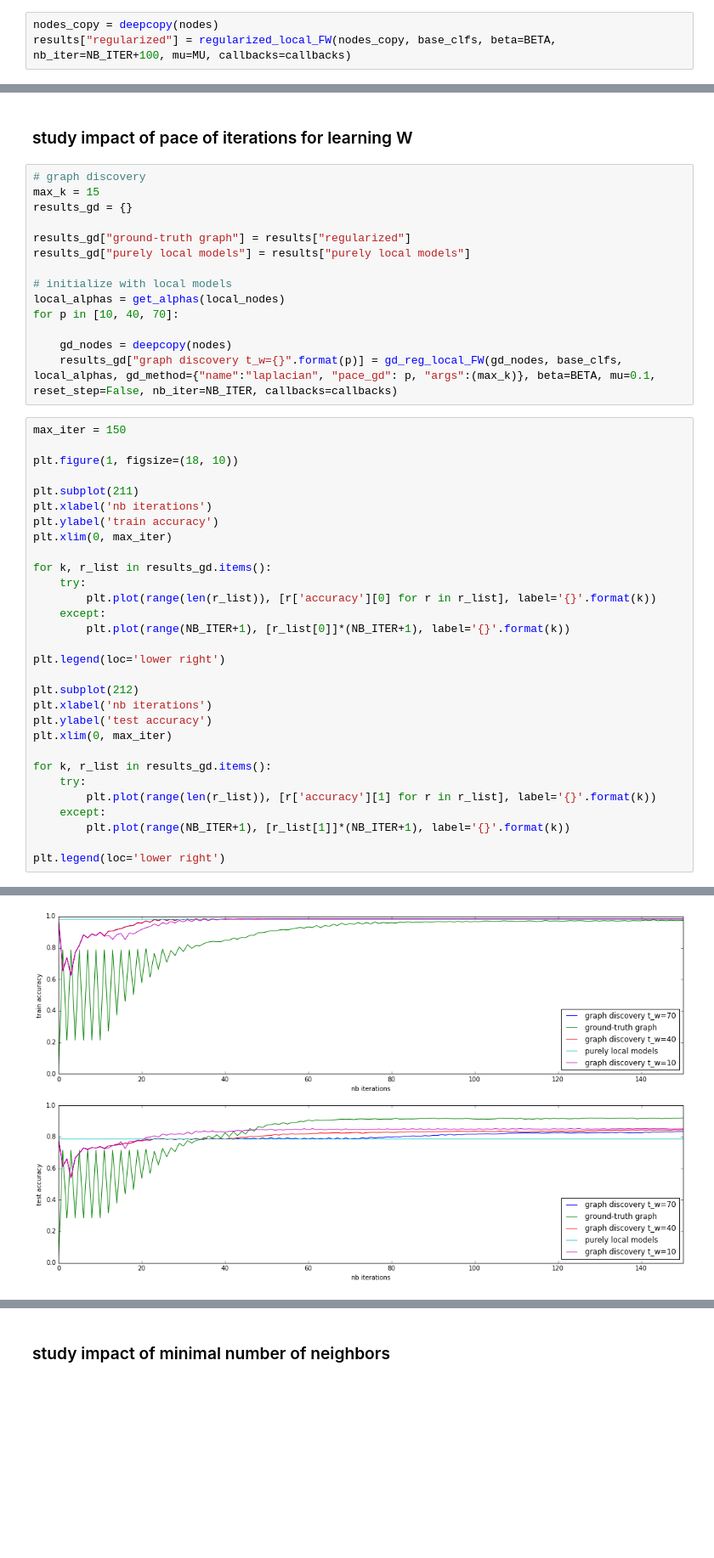
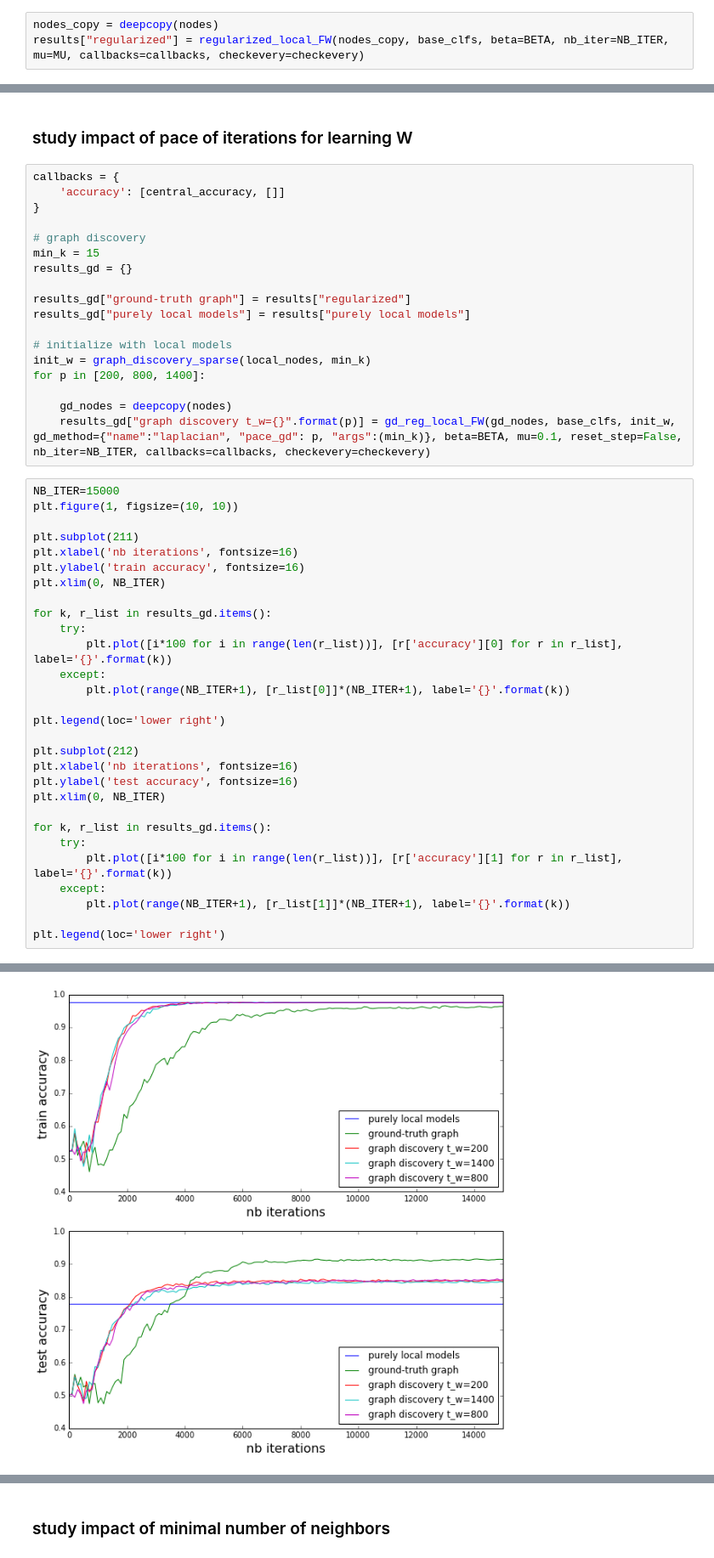
Before and after one commit to vzantedeschi/Dada, a Jupyter notebook: notebooks/Moons-100users.ipynb, the cells around one changed output, grey strips where cells are left out. Shown at 85% size. Drawn from its saved outputs; the diff is of its cells as text; blank space fills up the shorter version.

```diff
--- a/notebooks/Moons-100users.ipynb
+++ b/notebooks/Moons-100users.ipynb
@@ -50,4 +50,4 @@ results = {}
 # %%
 nodes_copy = deepcopy(nodes)
-results["regularized"] = regularized_local_FW(nodes_copy, base_clfs, beta=BETA, nb_iter=NB_ITER+100, mu=MU, callbacks=callbacks)
+results["regularized"] = regularized_local_FW(nodes_copy, base_clfs, beta=BETA, nb_iter=NB_ITER, mu=MU, callbacks=callbacks, checkevery=checkevery)
 # %%
@@ -151,49 +155,52 @@ plt.legend()
 # %% [markdown]
 ### study impact of pace of iterations for learning W
 # %%
+callbacks = {
+    'accuracy': [central_accuracy, []]
+}
+
 # graph discovery
-max_k = 15
+min_k = 15
 results_gd = {}
 
 results_gd["ground-truth graph"] = results["regularized"]
 results_gd["purely local models"] = results["purely local models"]
 
 # initialize with local models
-local_alphas = get_alphas(local_nodes)
-for p in [10, 40, 70]:
+init_w = graph_discovery_sparse(local_nodes, min_k)
+for p in [200, 800, 1400]:
 
     gd_nodes = deepcopy(nodes)
-    results_gd["graph discovery t_w={}".format(p)] = gd_reg_local_FW(gd_nodes, base_clfs, local_alphas, gd_method={"name":"laplacian", "pace_gd": p, "args":(max_k)}, beta=BETA, mu=0.1, reset_step=False, nb_iter=NB_ITER, callbacks=callbacks)
+    results_gd["graph discovery t_w={}".format(p)] = gd_reg_local_FW(gd_nodes, base_clfs, init_w, gd_method={"name":"laplacian", "pace_gd": p, "args":(min_k)}, beta=BETA, mu=0.1, reset_step=False, nb_iter=NB_ITER, callbacks=callbacks, checkevery=checkevery)
 # %%
-max_iter = 150
-
-plt.figure(1, figsize=(18, 10))
+NB_ITER=15000
+plt.figure(1, figsize=(10, 10))
 
 plt.subplot(211)
-plt.xlabel('nb iterations')
-plt.ylabel('train accuracy')
-plt.xlim(0, max_iter)
+plt.xlabel('nb iterations', fontsize=16)
+plt.ylabel('train accuracy', fontsize=16)
+plt.xlim(0, NB_ITER)
 
 for k, r_list in results_gd.items():
     try:
-        plt.plot(range(len(r_list)), [r['accuracy'][0] for r in r_list], label='{}'.format(k))
+        plt.plot([i*100 for i in range(len(r_list))], [r['accuracy'][0] for r in r_list], label='{}'.format(k))
     except:
         plt.plot(range(NB_ITER+1), [r_list[0]]*(NB_ITER+1), label='{}'.format(k))
 
 plt.legend(loc='lower right')
 
 plt.subplot(212)
-plt.xlabel('nb iterations')
-plt.ylabel('test accuracy')
-plt.xlim(0, max_iter)
+plt.xlabel('nb iterations', fontsize=16)
+plt.ylabel('test accuracy', fontsize=16)
+plt.xlim(0, NB_ITER)
 
 for k, r_list in results_gd.items():
     try:
-        plt.plot(range(len(r_list)), [r['accuracy'][1] for r in r_list], label='{}'.format(k))
+        plt.plot([i*100 for i in range(len(r_list))], [r['accuracy'][1] for r in r_list], label='{}'.format(k))
     except:
         plt.plot(range(NB_ITER+1), [r_list[1]]*(NB_ITER+1), label='{}'.format(k))
 
 plt.legend(loc='lower right')
 # %% [output]
 <matplotlib.legend.Legend at 0x...>
-[figure, old version]
+[figure, new version]
```
Also changed, not shown: parts of 11 cells of this notebook, 2 other files.
